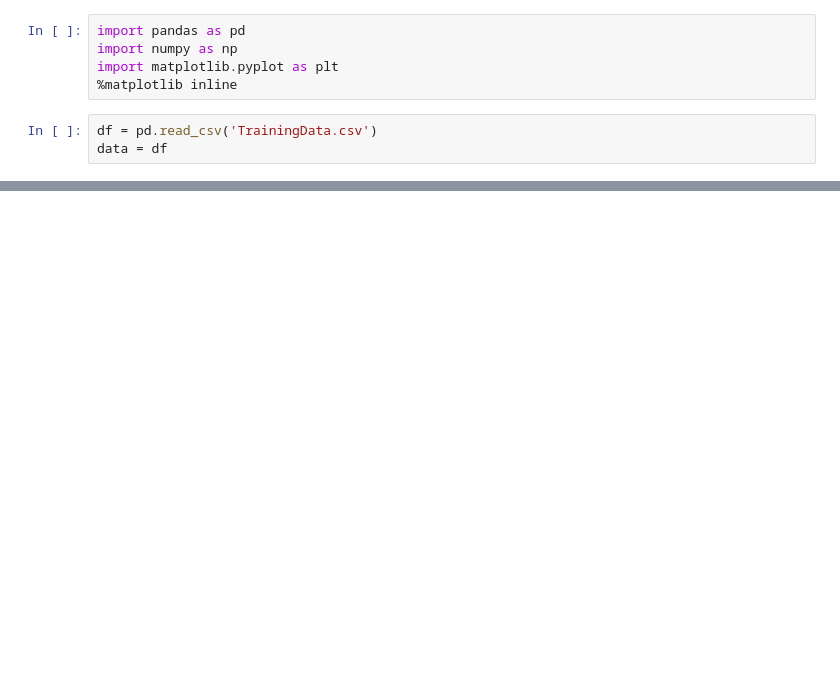
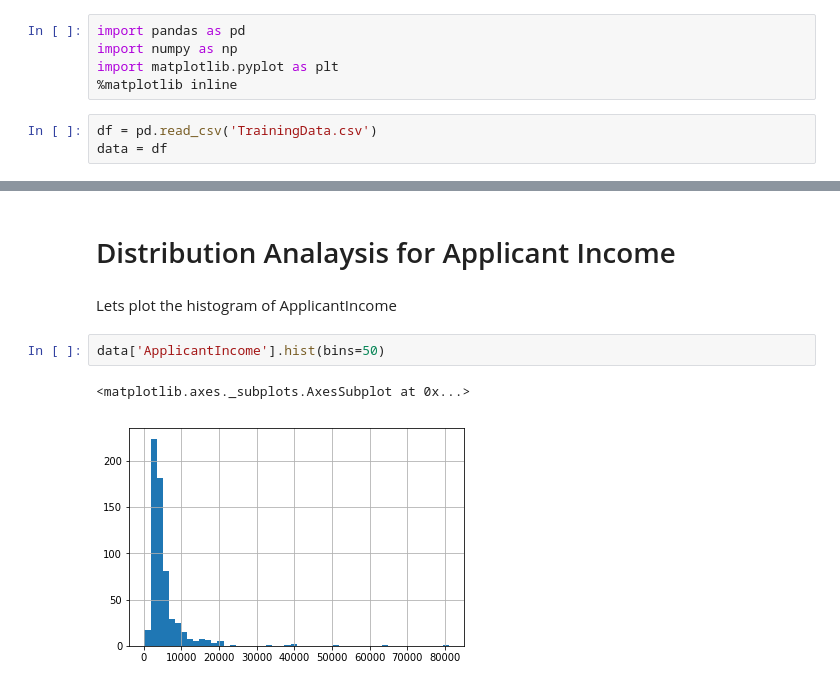
Before and after one commit to AmitRanganathan/Data-analysis-graphing, a Jupyter notebook: Loan Prediction/LoanPrediction.ipynb, the cells around one changed output, grey strips where cells are left out. Cells and saved outputs as stored; diff of their text form; blank space fills up the shorter version.

Commit message:
Added some data distrubution analysis.

```diff
--- a/Loan Prediction/LoanPrediction.ipynb
+++ b/Loan Prediction/LoanPrediction.ipynb
@@ -34,0 +71,9 @@ data.describe()
+# %% [markdown]
+# Distribution Analaysis for Applicant Income
+# %% [markdown]
+Lets plot the histogram of ApplicantIncome
+# %%
+data['ApplicantIncome'].hist(bins=50)
+# %% [output]
+<matplotlib.axes._subplots.AxesSubplot at 0x...>
+[figure, added]
```
Also changed, not shown: parts of 13 cells of this notebook.
